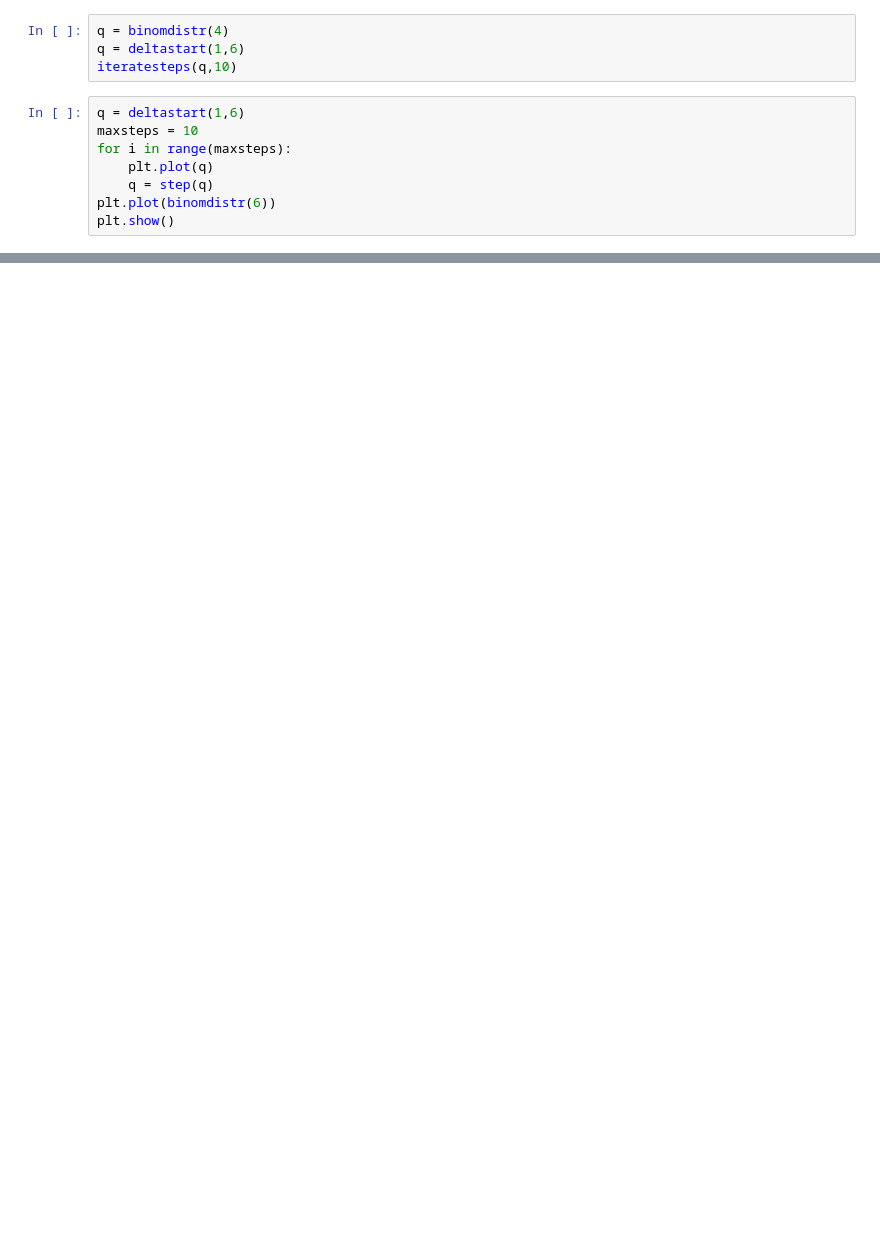
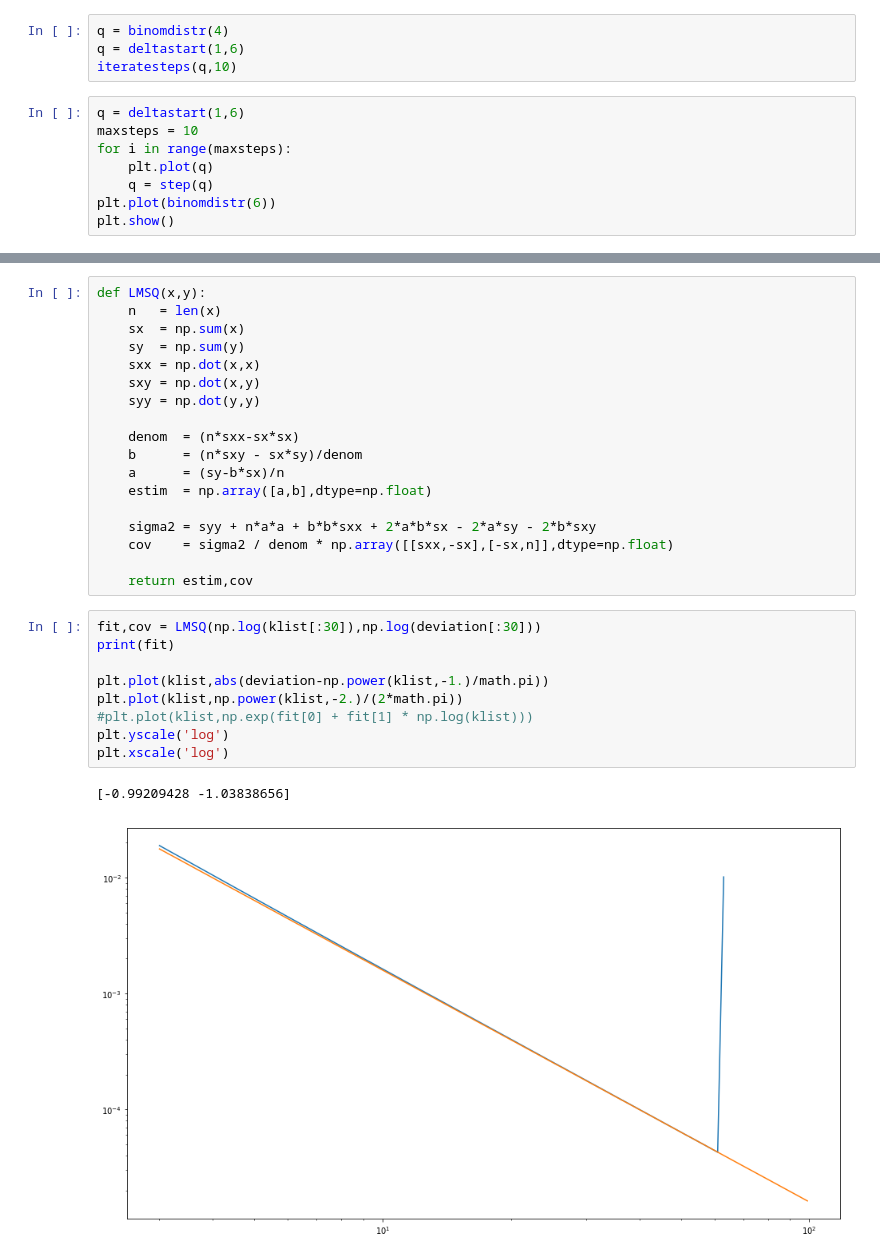
Before and after one commit to lukasgeyrhofer/flippingbits, a Jupyter notebook: dynamics.ipynb, the cells around one changed output, grey strips where cells are left out. Saved outputs shown, nothing was run; the diff lists cells and outputs as text; blank space fills up the shorter version.

```diff
--- a/dynamics.ipynb
+++ b/dynamics.ipynb
@@ -38,0 +96,30 @@ plt.show()
+# %%
+def LMSQ(x,y):
+    n   = len(x)
+    sx  = np.sum(x)
+    sy  = np.sum(y)
+    sxx = np.dot(x,x)
+    sxy = np.dot(x,y)
+    syy = np.dot(y,y)
+
+    denom  = (n*sxx-sx*sx)
+    b      = (n*sxy - sx*sy)/denom
+    a      = (sy-b*sx)/n
+    estim  = np.array([a,b],dtype=np.float)
+
+    sigma2 = syy + n*a*a + b*b*sxx + 2*a*b*sx - 2*a*sy - 2*b*sxy
+    cov    = sigma2 / denom * np.array([[sxx,-sx],[-sx,n]],dtype=np.float)
+
+    return estim,cov
+# %%
+fit,cov = LMSQ(np.log(klist[:30]),np.log(deviation[:30]))
+print(fit)
+
+plt.plot(klist,abs(deviation-np.power(klist,-1.)/math.pi))
+plt.plot(klist,np.power(klist,-2.)/(2*math.pi))
+#plt.plot(klist,np.exp(fit[0] + fit[1] * np.log(klist)))
+plt.yscale('log')
+plt.xscale('log')
+# %% [output]
+[-0.99209428 -1.03838656]
+[figure, added]
```
Also changed, not shown: parts of 7 cells of this notebook.
